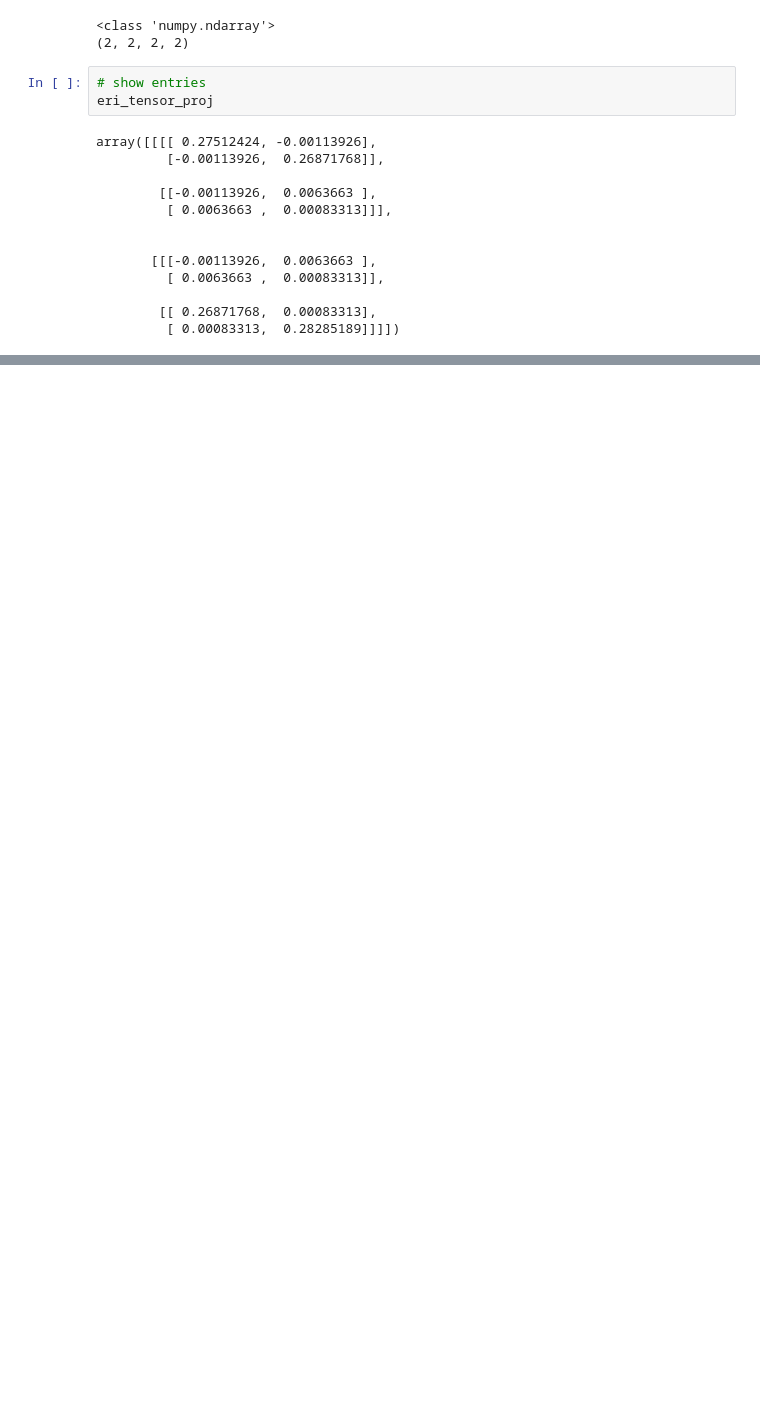
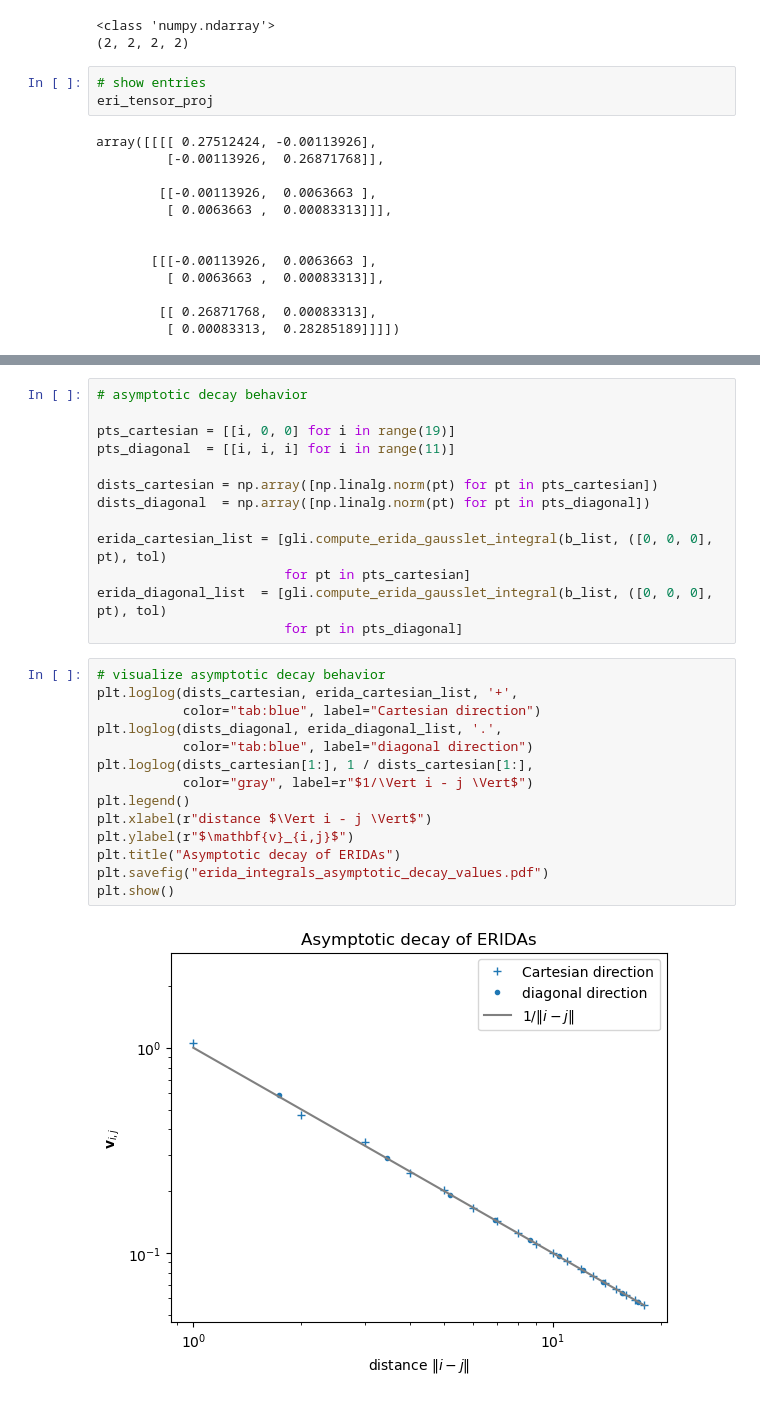
Before and after one commit to qc-tum/gausslectronitegrate, a Jupyter notebook: examples/erida_integrals.ipynb, the cells around one changed output, grey strips where cells are left out. Cells and saved outputs as stored; diff of their text form; blank space fills up the shorter version.

Commit message:
Include asymptotic decay behavior plot in ERIDA demonstration notebook

```diff
--- a/examples/erida_integrals.ipynb
+++ b/examples/erida_integrals.ipynb
@@ -143,0 +145,29 @@ np.linalg.norm(eri_tensor_proj - eri_tensor_proj_ref)
+# %%
+# asymptotic decay behavior
+
+pts_cartesian = [[i, 0, 0] for i in range(19)]
+pts_diagonal  = [[i, i, i] for i in range(11)]
+
+dists_cartesian = np.array([np.linalg.norm(pt) for pt in pts_cartesian])
+dists_diagonal  = np.array([np.linalg.norm(pt) for pt in pts_diagonal])
+
+erida_cartesian_list = [gli.compute_erida_gausslet_integral(b_list, ([0, 0, 0], pt), tol)
+                        for pt in pts_cartesian]
+erida_diagonal_list  = [gli.compute_erida_gausslet_integral(b_list, ([0, 0, 0], pt), tol)
+                        for pt in pts_diagonal]
+# %%
+# visualize asymptotic decay behavior
+plt.loglog(dists_cartesian, erida_cartesian_list, '+',
+           color="tab:blue", label="Cartesian direction")
+plt.loglog(dists_diagonal, erida_diagonal_list, '.',
+           color="tab:blue", label="diagonal direction")
+plt.loglog(dists_cartesian[1:], 1 / dists_cartesian[1:],
+           color="gray", label=r"$1/\Vert i - j \Vert$")
+plt.legend()
+plt.xlabel(r"distance $\Vert i - j \Vert$")
+plt.ylabel(r"$\mathbf{v}_{i,j}$")
+plt.title("Asymptotic decay of ERIDAs")
+plt.savefig("erida_integrals_asymptotic_decay_values.pdf")
+plt.show()
+# %% [output]
+[figure, added]
```
Also changed, not shown: parts of 5 cells of this notebook.
